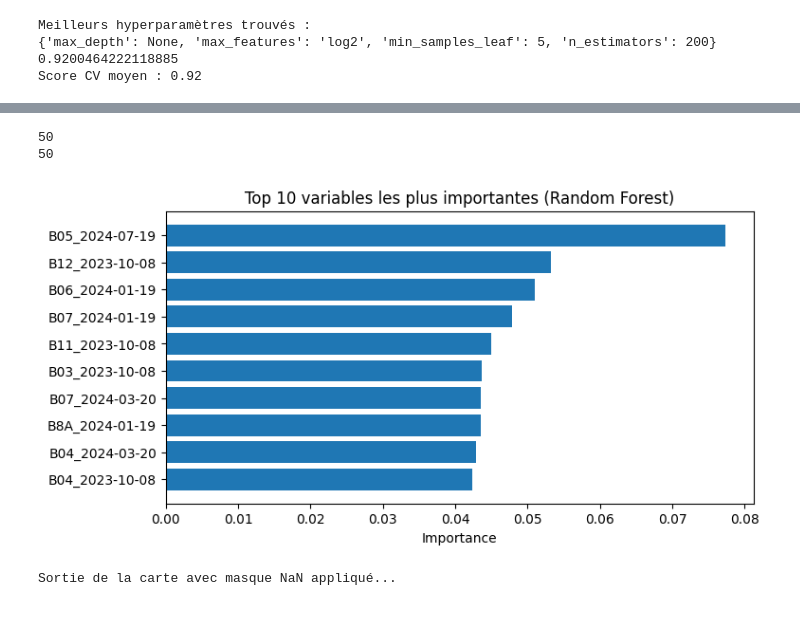
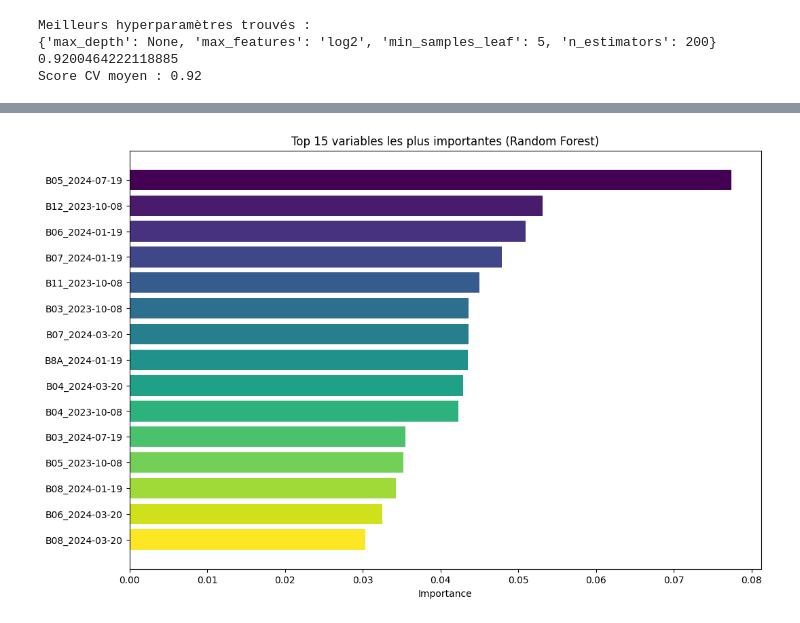
Before and after one commit to MatthieuGoubs/projet_eval_landes, a Jupyter notebook: projet_telea_GOUBERT_MATTHIEU.ipynb, the cells around one changed output, grey strips where cells are left out. Cells and saved outputs as stored; diff of their text form; code cells hidden in the pictures.

```diff
--- a/projet_telea_GOUBERT_MATTHIEU.ipynb
+++ b/projet_telea_GOUBERT_MATTHIEU.ipynb
@@ -614,60 +583,20 @@ display(df_imp.head(10))
-# %%
-print(len(feature_names))
-print(len(importances))
-# %% [output]
-50
-50
 # %%
-plt.figure(figsize=(8, 4))
+#### Création du graphique de l'importance des variables
+
+# Palette de couleurs
+n_bars = 15
+colors = cm.viridis(np.linspace(0, 1, n_bars))  # dégradé violet → jaune
+
+# Graphique
+plt.figure(figsize=(12, 8))
 plt.barh(
-    df_imp["Variable"].head(10),
-    df_imp["Importance"].head(10)
+    df_imp["Variable"].head(n_bars),
+    df_imp["Importance"].head(n_bars),
+    color=colors
 )
 plt.gca().invert_yaxis()
-plt.title("Top 10 variables les plus importantes (Random Forest)")
+plt.title("Top 15 variables les plus importantes (Random Forest)")
 plt.xlabel("Importance")
 plt.show()
 # %% [output]
-[figure, old version]
+[figure, new version]
-# %%
-out_classif = '/home/onyxia/work/result/carte_strates.tif'
-
-# --- Reconstruction de l’image classifiée ---
-ds = rw.open_image(ref_image)
-nb_row, nb_col, _ = rw.get_image_dimension(ds)
-
-# 1. Lire la référence (qui contient les NaN)
-ref_data = ds.GetRasterBand(1).ReadAsArray()
-
-# 2. Initialiser ton image de sortie (en uint8, les NaN n'existent pas, on utilise 0)
-img = np.zeros((nb_row, nb_col, 1), dtype='uint8')
-
-# 3. Remplir avec tes prédictions de strates
-img[t_img[0], t_img[1], 0] = Y_predict
-
-# 4. LE MASQUE SPÉCIAL NAN
-# On identifie tous les pixels qui sont 'NaN' dans l'image d'origine
-mask_nan = np.isnan(ref_data)
-
-# On force ces pixels à 0 dans ta carte de strates
-# Cela supprimera les "Strat 1" qui ont débordé sur le vide
-img[mask_nan, 0] = 0
-
-# --- Écriture ---
-print("Sortie de la carte avec masque NaN appliqué...")
-rw.write_image(
-    out_classif,
-    img,
-    data_set=ds,
-    gdal_dtype=data_type_match['uint8'],
-    nb_band=1
-)
-
-# 5. On définit le 0 comme NoData officiel pour que QGIS le rende transparent
-from osgeo import gdal
-ds_final = gdal.Open(out_classif, gdal.GA_Update)
-ds_final.GetRasterBand(1).SetNoDataValue(0)
-ds_final.FlushCache()
-ds_final = None
-# %% [output]
-Sortie de la carte avec masque NaN appliqué...
```
Also changed, not shown: parts of 36 cells of this notebook, 1 other file.
